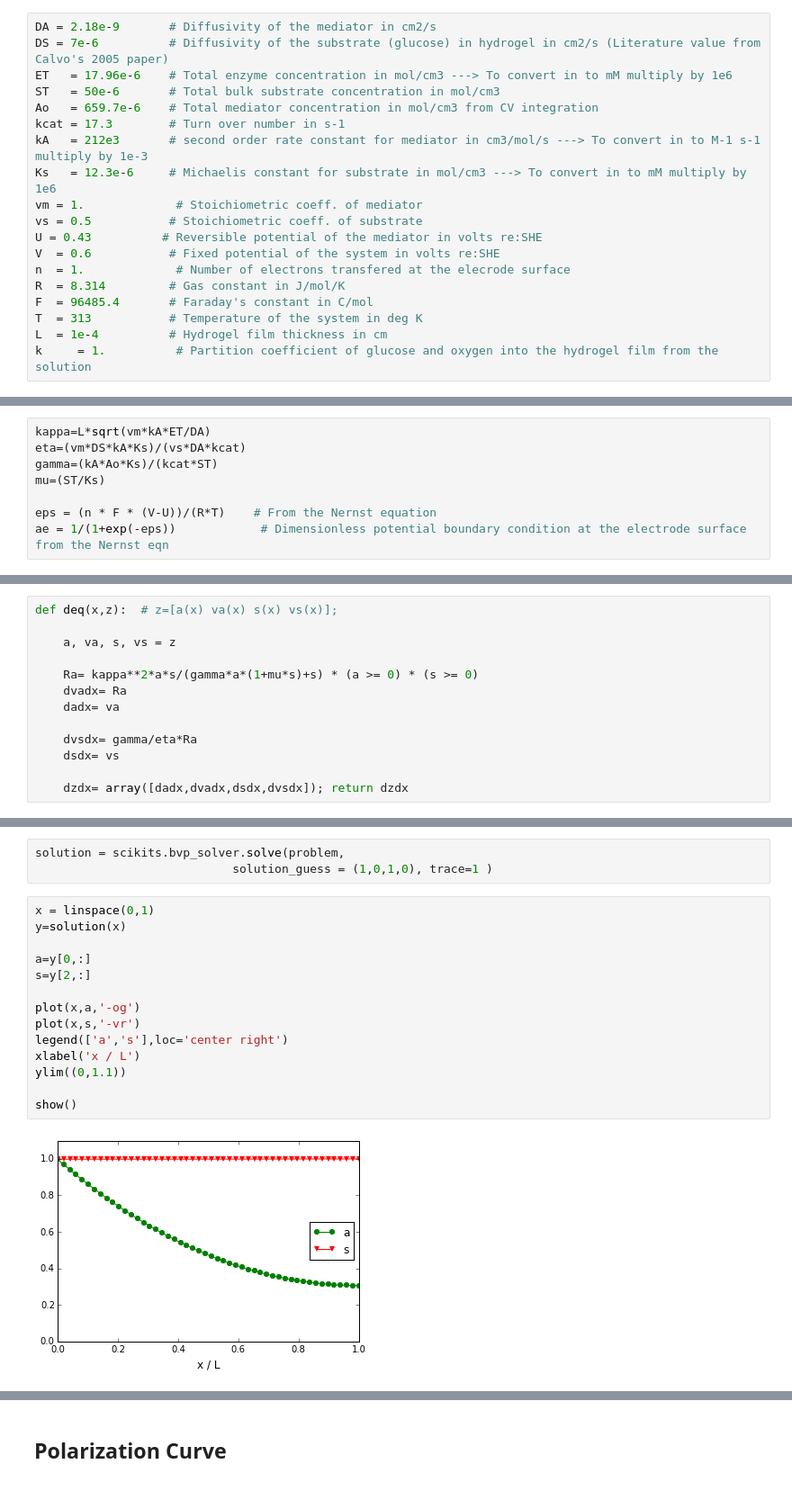
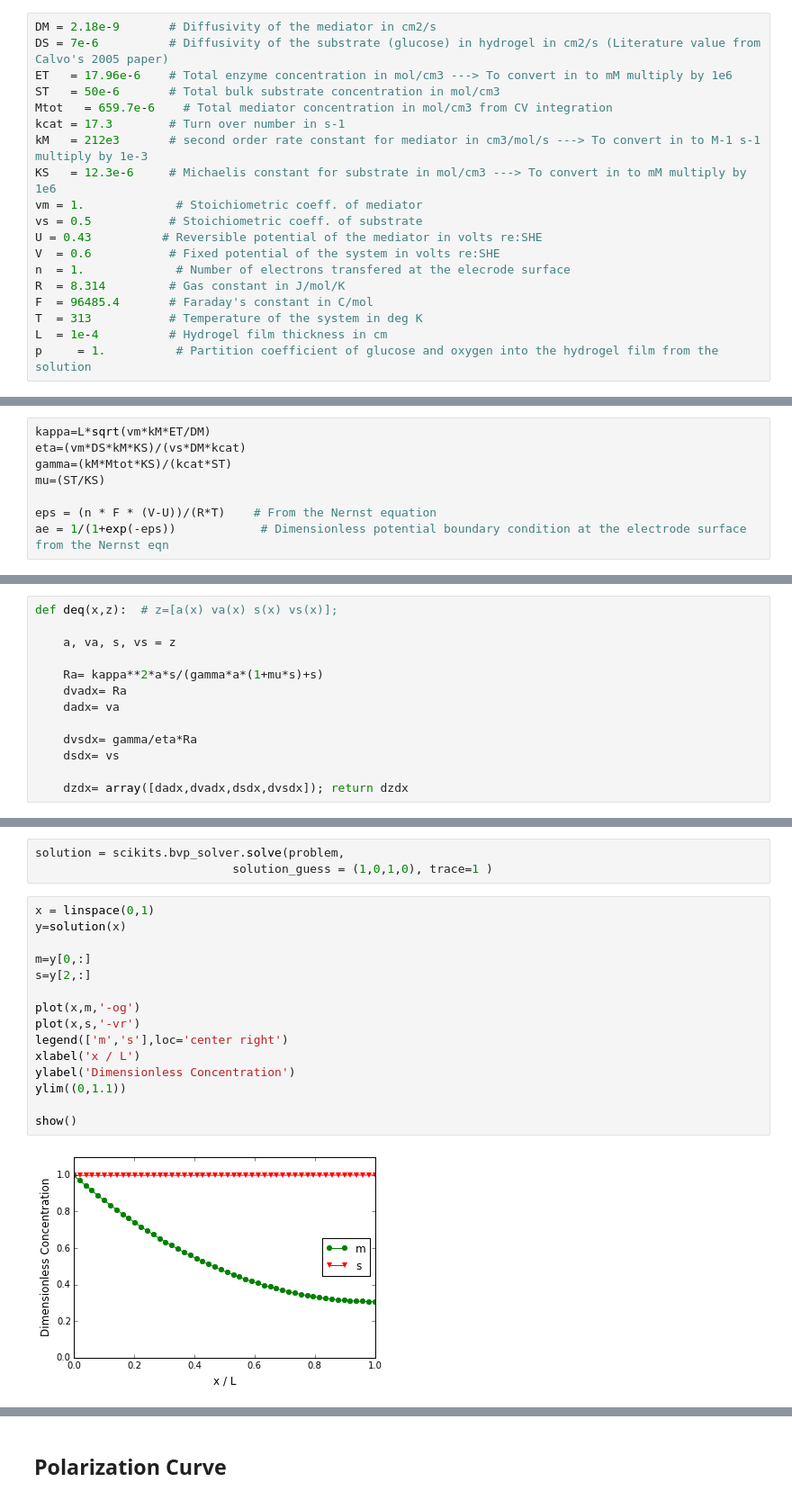
Before and after one commit to scbarton/Interface_GOx_model, a Jupyter notebook: Interface_GOx_model.ipynb, the cells around one changed output, grey strips where cells are left out. Shown at 90% size. Drawn from its saved outputs; the diff is of its cells as text.

Commit message:
Reformatted figures

```diff
--- a/Interface_GOx_model.ipynb
+++ b/Interface_GOx_model.ipynb
@@ -17,14 +23,14 @@ from scipy.interpolate import interp1d
 # %% [markdown]
 Parameters are taken from Ref. 1 and 2 and are typical of that system.
 # %%
-DA = 2.18e-9       # Diffusivity of the mediator in cm2/s
+DM = 2.18e-9       # Diffusivity of the mediator in cm2/s
 DS = 7e-6          # Diffusivity of the substrate (glucose) in hydrogel in cm2/s (Literature value from Calvo's 2005 paper)
 ET   = 17.96e-6    # Total enzyme concentration in mol/cm3 ---> To convert in to mM multiply by 1e6
 ST   = 50e-6       # Total bulk substrate concentration in mol/cm3
-Ao   = 659.7e-6    # Total mediator concentration in mol/cm3 from CV integration
+Mtot   = 659.7e-6    # Total mediator concentration in mol/cm3 from CV integration
 kcat = 17.3        # Turn over number in s-1
-kA   = 212e3       # second order rate constant for mediator in cm3/mol/s ---> To convert in to M-1 s-1 multiply by 1e-3
-Ks   = 12.3e-6     # Michaelis constant for substrate in mol/cm3 ---> To convert in to mM multiply by 1e6
+kM   = 212e3       # second order rate constant for mediator in cm3/mol/s ---> To convert in to M-1 s-1 multiply by 1e-3
+KS   = 12.3e-6     # Michaelis constant for substrate in mol/cm3 ---> To convert in to mM multiply by 1e6
 vm = 1.             # Stoichiometric coeff. of mediator
 vs = 0.5           # Stoichiometric coeff. of substrate
 U = 0.43          # Reversible potential of the mediator in volts re:SHE
@@ -34,7 +40,7 @@ R  = 8.314         # Gas constant in J/mol/K
 F  = 96485.4       # Faraday's constant in C/mol
 T  = 313           # Temperature of the system in deg K
 L  = 1e-4          # Hydrogel film thickness in cm
-k     = 1.          # Partition coefficient of glucose and oxygen into the hydrogel film from the solution
+p     = 1.          # Partition coefficient of glucose and oxygen into the hydrogel film from the solution
 # %% [markdown]
 ### Nondimensionalization
 # %% [markdown]
@@ -42,8 +48,8 @@ We nondimensionalize the system according to the scheme of Ref. 2
 # %%
-kappa=L*sqrt(vm*kA*ET/DA)
-eta=(vm*DS*kA*Ks)/(vs*DA*kcat)
-gamma=(kA*Ao*Ks)/(kcat*ST)
-mu=(ST/Ks)
+kappa=L*sqrt(vm*kM*ET/DM)
+eta=(vm*DS*kM*KS)/(vs*DM*kcat)
+gamma=(kM*Mtot*KS)/(kcat*ST)
+mu=(ST/KS)
 
 eps = (n * F * (V-U))/(R*T)    # From the Nernst equation
 ae = 1/(1+exp(-eps))            # Dimensionless potential boundary condition at the electrode surface from the Nernst eqn
@@ -56,7 +62,7 @@ def deq(x,z):  # z=[a(x) va(x) s(x) vs(x)];
 
     a, va, s, vs = z
 
-    Ra= kappa**2*a*s/(gamma*a*(1+mu*s)+s) * (a >= 0) * (s >= 0)
+    Ra= kappa**2*a*s/(gamma*a*(1+mu*s)+s)
     dvadx= Ra
     dadx= va
 
@@ -90,16 +96,17 @@ solution = scikits.bvp_solver.solve(problem,
 # %%
 x = linspace(0,1)
 y=solution(x)
 
-a=y[0,:]
+m=y[0,:]
 s=y[2,:]
 
-plot(x,a,'-og')
+plot(x,m,'-og')
 plot(x,s,'-vr')
-legend(['a','s'],loc='center right')
+legend(['m','s'],loc='center right')
 xlabel('x / L')
+ylabel('Dimensionless Concentration')
 ylim((0,1.1))
 
 show()
 # %% [output]
-[figure, old version]
+[figure, new version]
```
Also changed, not shown: parts of 37 cells of this notebook.
